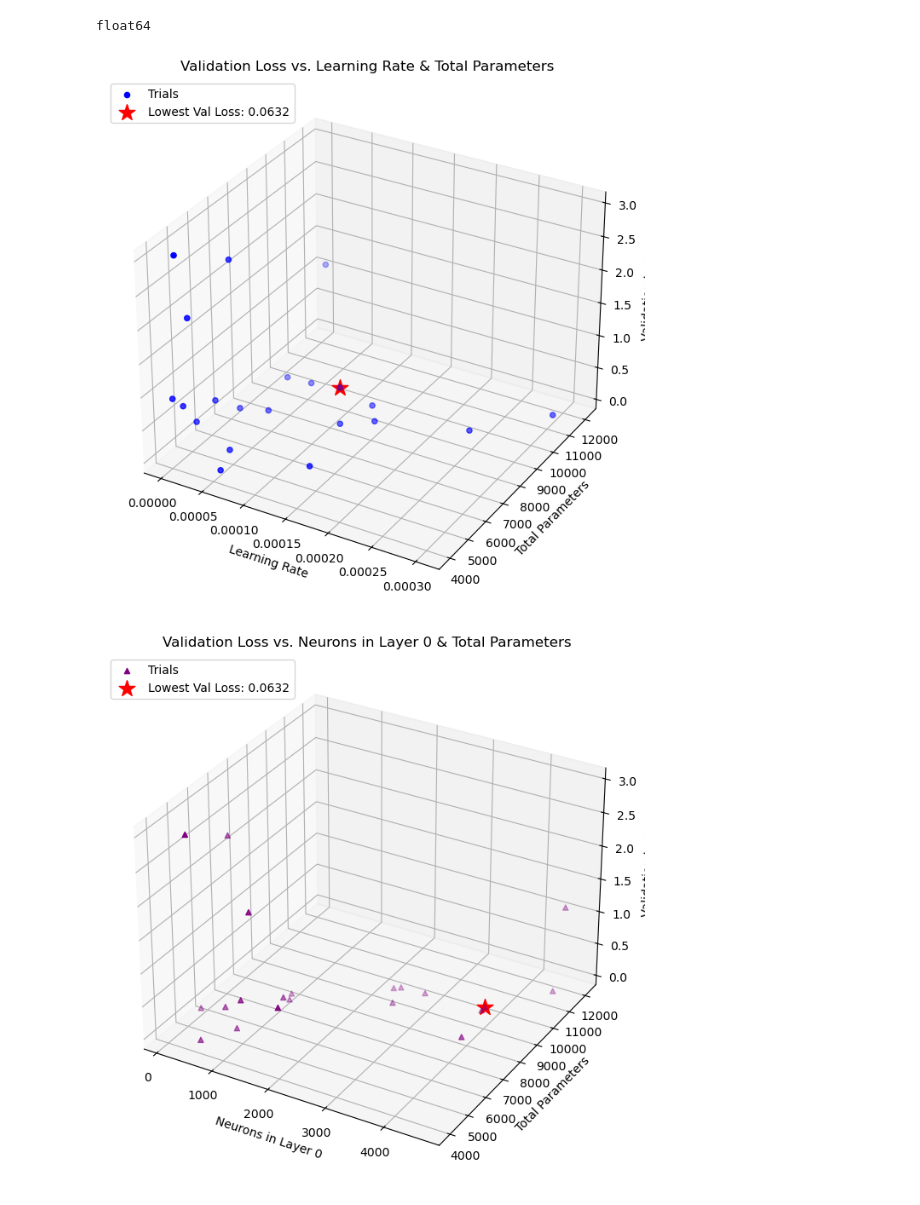
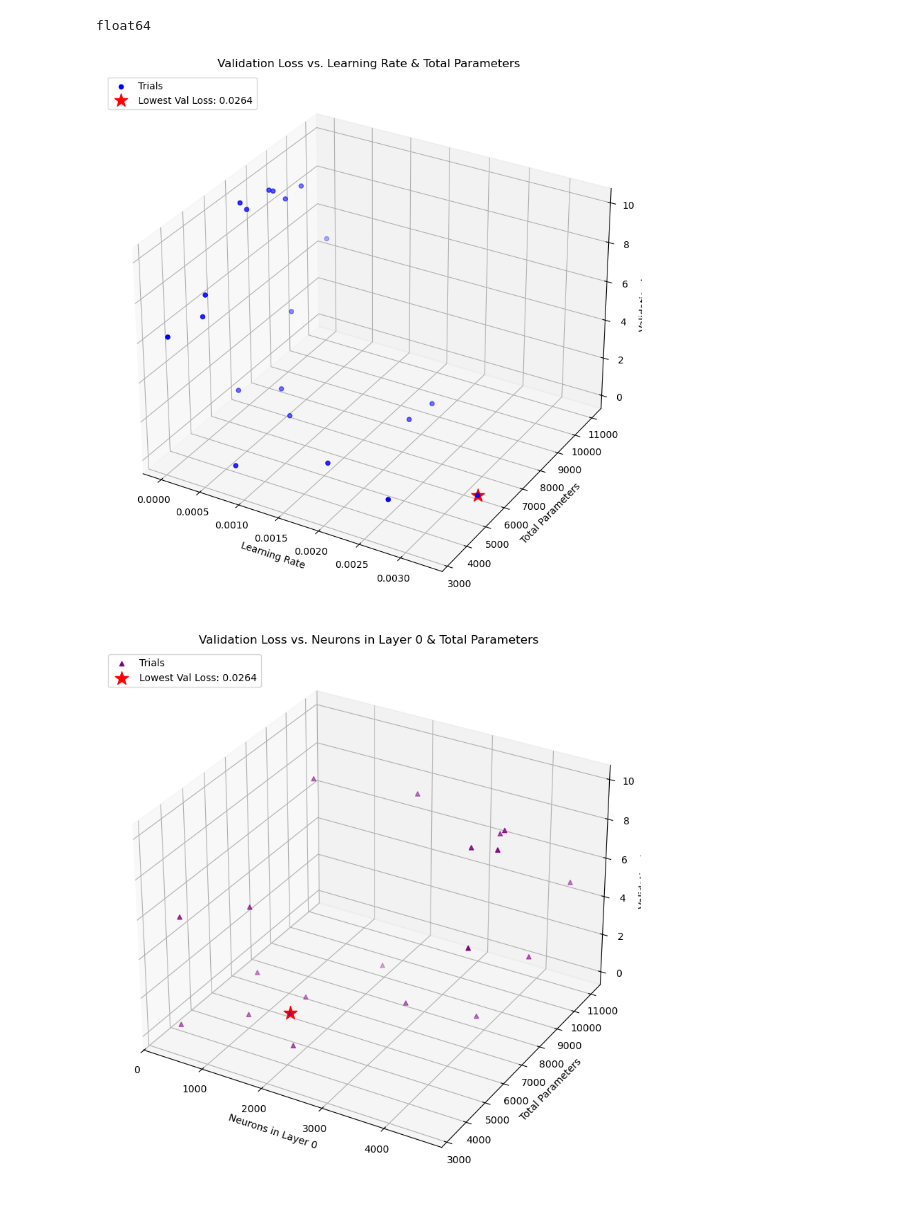
Before and after one commit to abhishekchak52/ML_qubit_design, a Jupyter notebook: model_predict_cavity_claw_RouteMeander_eigenmode/ml_hyperparameter_search_analysis.ipynb, the cells around one changed output. Drawn from its saved outputs; the diff is of its cells as text; code cells hidden in the pictures.

```diff
--- a/model_predict_cavity_claw_RouteMeander_eigenmode/ml_hyperparameter_search_analysis.ipynb
+++ b/model_predict_cavity_claw_RouteMeander_eigenmode/ml_hyperparameter_search_analysis.ipynb
@@ -51,8 +54,8 @@ tuner = RandomSearch(
     objective='val_loss',
     max_trials=100,
     executions_per_trial=1,
-    directory='hyper_tuning',
-    project_name='mlp_tuning'
+    directory='keras/hyper_tuning_one_hot_encoding',
+    project_name='mlp_tuning_one_hot_encoding'
 )
 
 tuner.reload()
@@ -114,17 +117,15 @@ os.makedirs('plots/hypertuner_search_metrics', exist_ok=True)
 # Confirm all values in 'val_loss' are numeric
 print(df['val_loss'].dtype)  # Should print float64 or a numeric type
 
+filtered_df = df[df['val_loss'].notna()].copy()
+
 # Find the minimum val_loss and its index
 min_val_loss_index = df['val_loss'].idxmin()
 min_val_loss_point = df.loc[min_val_loss_index]  # Extract the row as a Series
 min_loss = round(filtered_df.loc[filtered_df['val_loss'].idxmin()]['val_loss'], 4)
 
-# Debugging
-#print(f"Lowest val_loss Point: {min_val_loss_point}")
-#print(f"Learning Rate: {min_val_loss_point['learning_rate']}, Total Params: {min_val_loss_point['total_params']}, Validation Loss: {min_val_loss_point['val_loss']}")
-
 # Plotting validation loss vs learning rate and total parameters in 3D
-fig = plt.figure(figsize=(10, 8))
+fig = plt.figure(figsize=(10, 8), constrained_layout=True)
 ax = fig.add_subplot(111, projection='3d')
 
 # General scatter plot
@@ -151,33 +152,34 @@ plt.savefig('plots/hypertuner_search_metrics/3D_Val_Loss_vs_Learning_Rate_and_To
 plt.show()
 
 # Plot validation loss vs neurons per layer (Layer 0) in 3D with special marker
 for i in range(3):
-    fig = plt.figure(figsize=(10, 8))
+    fig = plt.figure(figsize=(10, 8), constrained_layout=True)
     ax = fig.add_subplot(111, projection='3d')
 
     # General scatter plot
     ax.scatter(df[f'neurons_{i}'], df['total_params'], df['val_loss'], c='purple', marker='^', label='Trials')
 
     # Highlight the lowest val_loss point
     ax.scatter(
         min_val_loss_point[f'neurons_{i}'],
         min_val_loss_point['total_params'],
         min_val_loss_point['val_loss'],
         c='red', marker='*', s=200, label=f'Lowest Val Loss: {min_loss}'
     )
 
     # Set labels and title
     ax.set_xlabel(f'Neurons in Layer {i}')
     ax.set_ylabel('Total Parameters')
     ax.set_zlabel('Validation Loss')
     ax.set_title(f'Validation Loss vs. Neurons in Layer {i} & Total Parameters')
 
     # Add legend
     ax.legend(loc='upper left')
+    plt.tight_layout()
 
     plt.savefig(f'plots/hypertuner_search_metrics/3D_Val_Loss_vs_Neurons_Layer_{i+1}_and_Total_Params_with_Lowest.png')
     plt.show()
 # %% [output]
 float64
-[figure, old version]
+[figure, new version]
-[figure, old version]
+[figure, new version]
```
Also changed, not shown: parts of 5 cells of this notebook, 17 other files.
